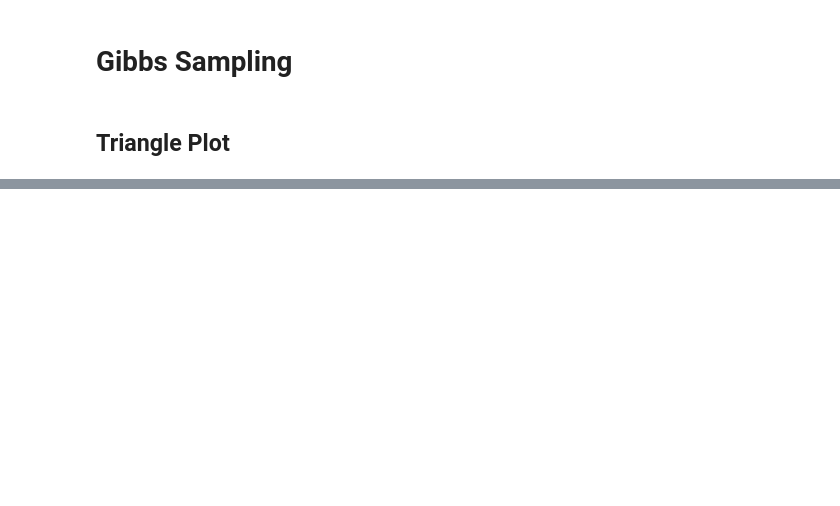
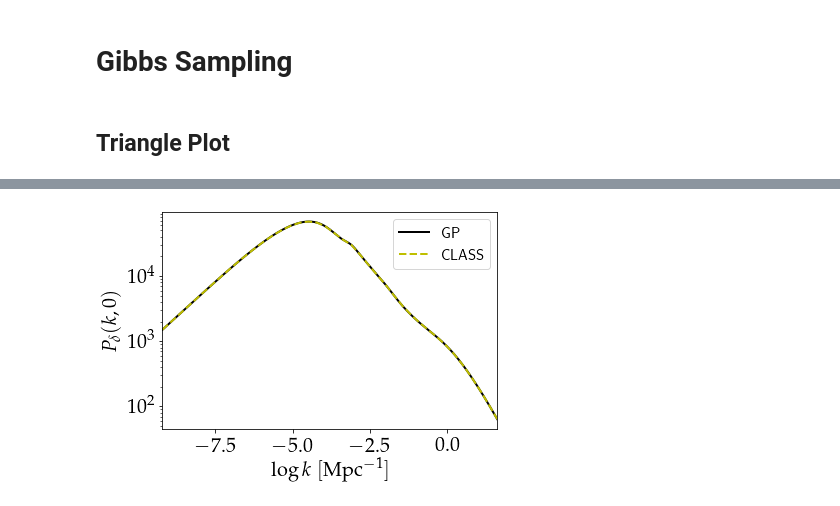
Before and after one commit to Harry45/cosmoBias, a Jupyter notebook: playground.ipynb, the cells around one changed output, grey strips where cells are left out. Drawn from its saved outputs; the diff is of its cells as text; code cells hidden in the pictures; blank space fills up the shorter version.

```diff
--- a/playground.ipynb
+++ b/playground.ipynb
@@ -415,0 +277,3 @@ tensor([-43119.9570,  -2997.8433,   3733.7258, -10556.2461,   1257.1094])
+# %%
+%%timeit
+pk_true = calculate_pk_fixed_redshift(config, cosmo, redshift=0.0)
@@ -415,0 +286,11 @@ tensor([-43119.9570,  -2997.8433,   3733.7258, -10556.2461,   1257.1094])
+# %%
+emulator = GPcalculations(config)
+# %%
+wavenumbers = np.geomspace(config.grid.kmin, config.grid.kmax, config.grid.nk)
+wavenumbers = np.log(wavenumbers)
+
+wave_int = np.geomspace(config.grid.kmin, config.grid.kmax, 1000)
+wave_int = np.log(wave_int)
+# %%
+%%timeit
+pk = emulator.mean_prediction(testpoint, wave_int)
@@ -415,0 +309,15 @@ tensor([-43119.9570,  -2997.8433,   3733.7258, -10556.2461,   1257.1094])
+# %%
+plt.figure(figsize = (6,4))
+plt.plot(wave_int, pk, lw = 2, c = 'k', label = 'GP')
+plt.plot(wavenumbers, pk_true, lw=2, linestyle='--', c = 'y', label = 'CLASS')
+plt.xlim(min(wave_int), max(wave_int))
+plt.ticklabel_format(style='sci', axis='y', scilimits=(0,0))
+plt.ylabel(r'$P_{\delta}(k,0)$', fontsize = fontSize)
+plt.xlabel(r'$\textrm{log}\,k\;[\textrm{Mpc}^{-1}]$', fontsize = fontSize)
+plt.tick_params(axis='x', labelsize=fontSize)
+plt.tick_params(axis='y', labelsize=fontSize)
+plt.yscale('log')
+plt.legend(loc = 'best',prop={'family':'sans-serif', 'size':15})
+plt.show()
+# %% [output]
+[figure, added]
```
Also changed, not shown: parts of 46 cells of this notebook, 4 other files.
